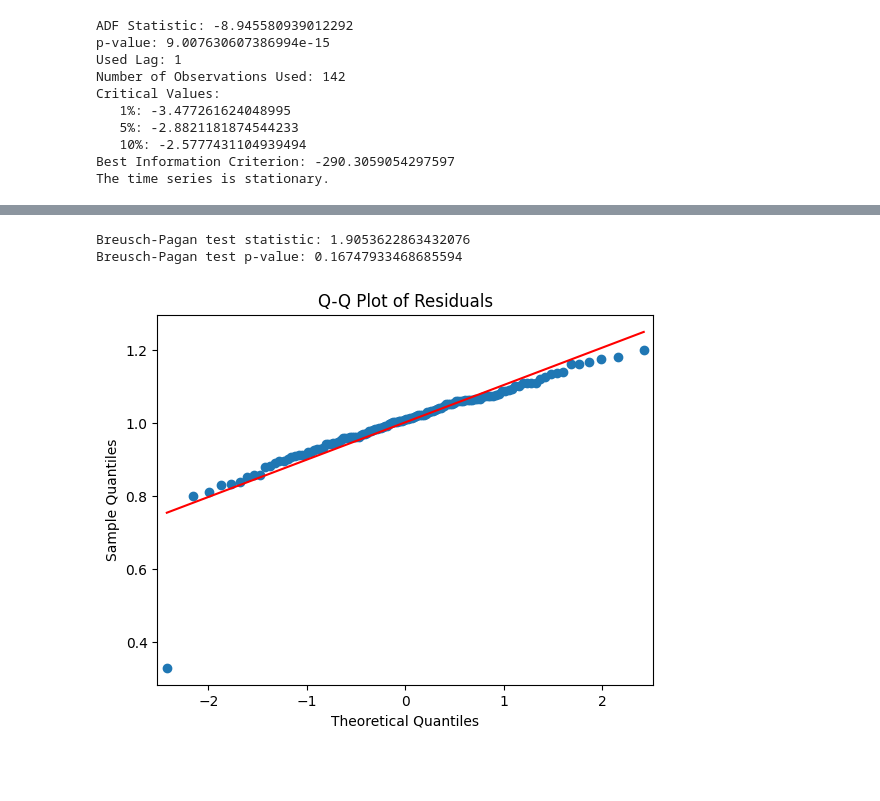
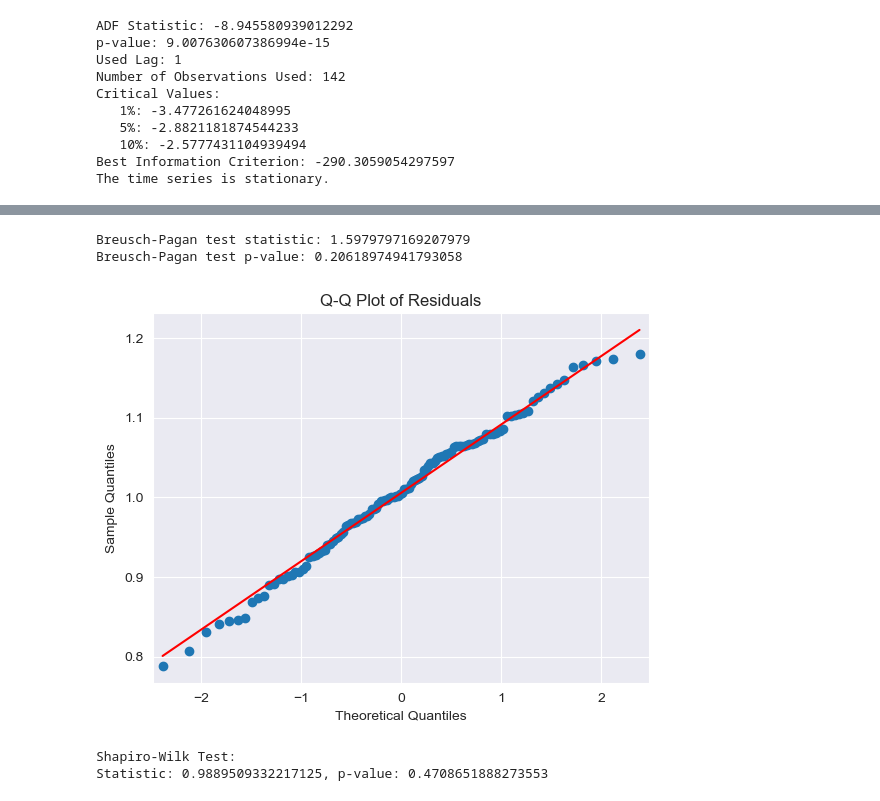
Before and after one commit to balooooooooo/econometric-modelling, a Jupyter notebook: analysis.ipynb, the cells around one changed output, grey strips where cells are left out. Cells and saved outputs as stored; diff of their text form; code cells hidden in the pictures; blank space fills up the shorter version.

```diff
--- a/analysis.ipynb
+++ b/analysis.ipynb
@@ -663,6 +705,7 @@ plt.show()
 # %%
-sarima=sm.tsa.SARIMAX(df_train['Log_Close'],order=(2,1,0),seasonal_order=(1,1,1,12))
+sarima=sm.tsa.SARIMAX(df_train['Log_Close'],order=(0,1,0), seasonal_order=(1,1,1,12))
 model = sarima.fit()
 predicted = model.predict()
 predicted
 forecast = model.forecast(15, exog = None)
+print(model.aic)
@@ -714,7 +759,7 @@ Name: upper Log_Close, dtype: float64
 # forecast = model.forecast(15, exog = None)
 # forecast_ci = model.get_forecast(steps=15).conf_int()
 # %%
-residuals = np.exp(model.resid)
+residuals = np.exp(model.resid)[13:]
 plt.figure(figsize=(12, 6))
 plt.plot(residuals[1:], label='Residuals')
 plt.title('Residuals of SARIMA Model')
@@ -765,16 +831,25 @@ Length: 129, dtype: float64
 # %%
-bp_test = sm.stats.diagnostic.het_breuschpagan(residuals, np.exp(sm.add_constant(model.fittedvalues)))
+bp_test = sm.stats.diagnostic.het_breuschpagan(residuals, np.exp(sm.add_constant(model.fittedvalues))[13:])
 bp_test_statistic = bp_test[0]
 bp_test_pvalue = bp_test[1]
 
 print(f'Breusch-Pagan test statistic: {bp_test_statistic}')
 print(f'Breusch-Pagan test p-value: {bp_test_pvalue}')
 # %% [output]
-Breusch-Pagan test statistic: 1.9053622863432076
-Breusch-Pagan test p-value: 0.16747933468685594
+Breusch-Pagan test statistic: 1.5979797169207979
+Breusch-Pagan test p-value: 0.20618974941793058
 # %%
-sm.qqplot(residuals[1:], line='s')
+sm.qqplot(residuals, line='s')
 plt.title('Q-Q Plot of Residuals')
 plt.show()
 # %% [output]
-[figure, old version]
+[figure, new version]
+# %%
+from scipy.stats import shapiro, kstest, anderson, norm
+
+shapiro_test = shapiro(residuals)
+print('Shapiro-Wilk Test:')
+print(f'Statistic: {shapiro_test[0]}, p-value: {shapiro_test[1]}')
+# %% [output]
+Shapiro-Wilk Test:
+Statistic: 0.9889509332217125, p-value: 0.4708651888273553
```
Also changed, not shown: parts of 39 cells of this notebook.
